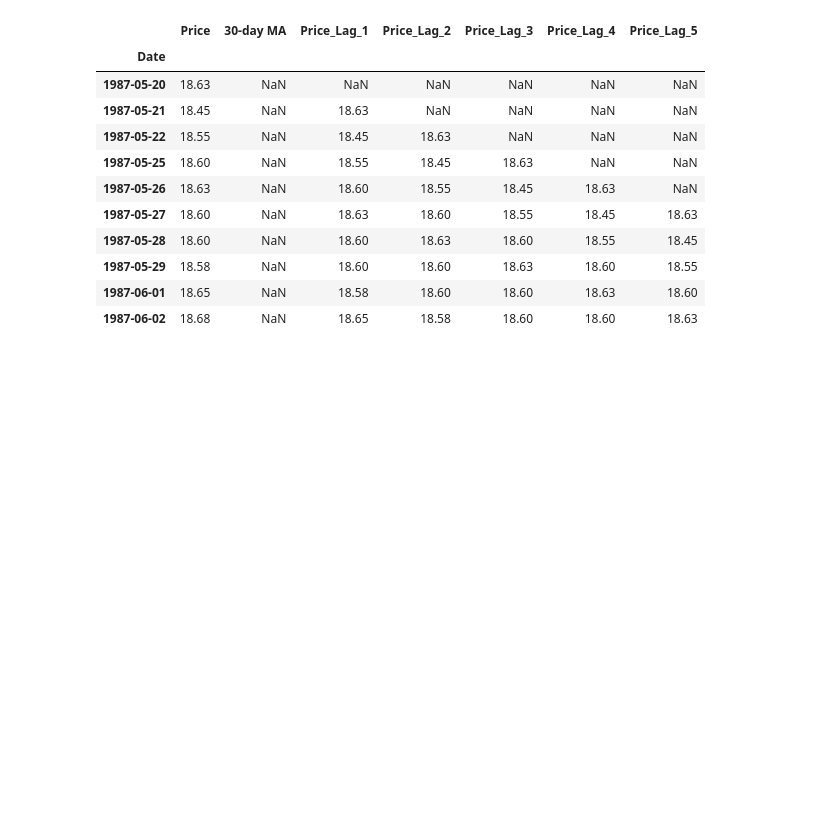
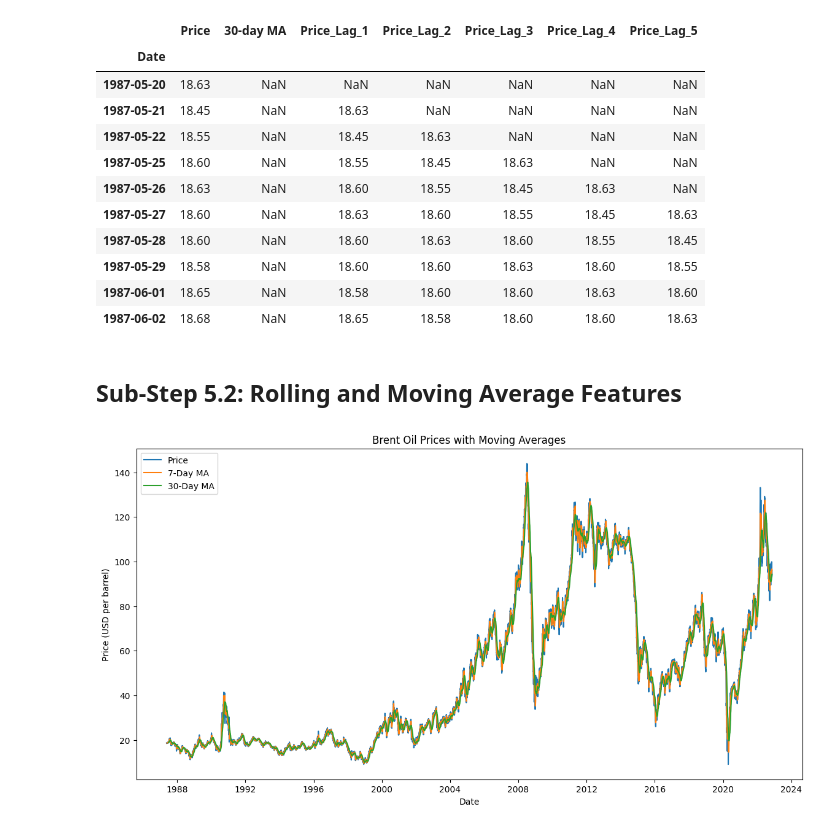
Before and after one commit to Birkity/birhan-energies-oil-price-analysis, a Jupyter notebook: notebooks/task_1.ipynb, the cells around one changed output. Saved outputs shown, nothing was run; the diff lists cells and outputs as text; code cells hidden in the pictures; blank space fills up the shorter version.

Commit message:
7-day and 30-day rolling average features

```diff
--- a/notebooks/task_1.ipynb
+++ b/notebooks/task_1.ipynb
@@ -202,3 +202,20 @@ df_cleaned.head(10)
 | 1987-05-29 | 18.58 | NaN | 18.60 | 18.60 | 18.63 | 18.60 | 18.55 |
 | 1987-06-01 | 18.65 | NaN | 18.58 | 18.60 | 18.60 | 18.63 | 18.60 |
 | 1987-06-02 | 18.68 | NaN | 18.65 | 18.58 | 18.60 | 18.60 | 18.63 |
+# %% [markdown]
+## Sub-Step 5.2: Rolling and Moving Average Features
+# %%
+df_cleaned['7_Day_MA'] = df_cleaned['Price'].rolling(window=7).mean()
+df_cleaned['30_Day_MA'] = df_cleaned['Price'].rolling(window=30).mean()
+
+plt.figure(figsize=(14, 7))
+plt.plot(df_cleaned['Price'], label='Price')
+plt.plot(df_cleaned['7_Day_MA'], label='7-Day MA')
+plt.plot(df_cleaned['30_Day_MA'], label='30-Day MA')
+plt.legend()
+plt.title('Brent Oil Prices with Moving Averages')
+plt.xlabel('Date')
+plt.ylabel('Price (USD per barrel)')
+plt.show()
+# %% [output]
+[figure, added]
```
